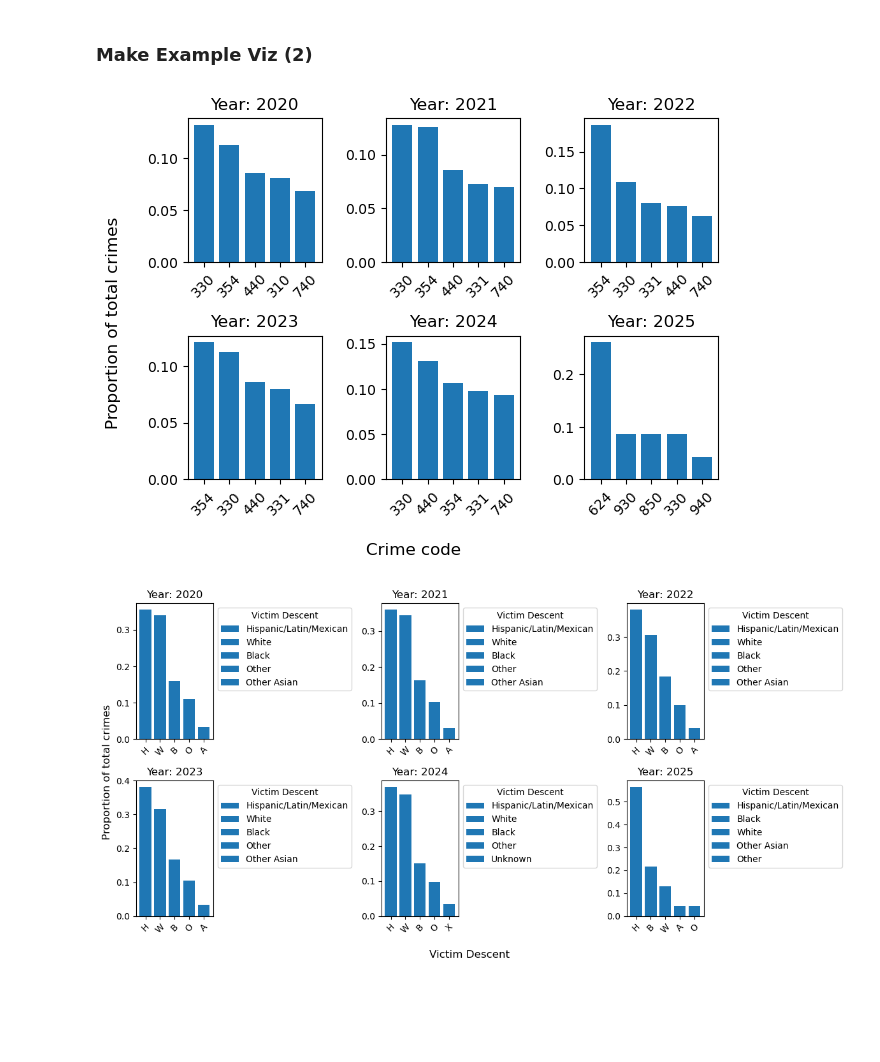
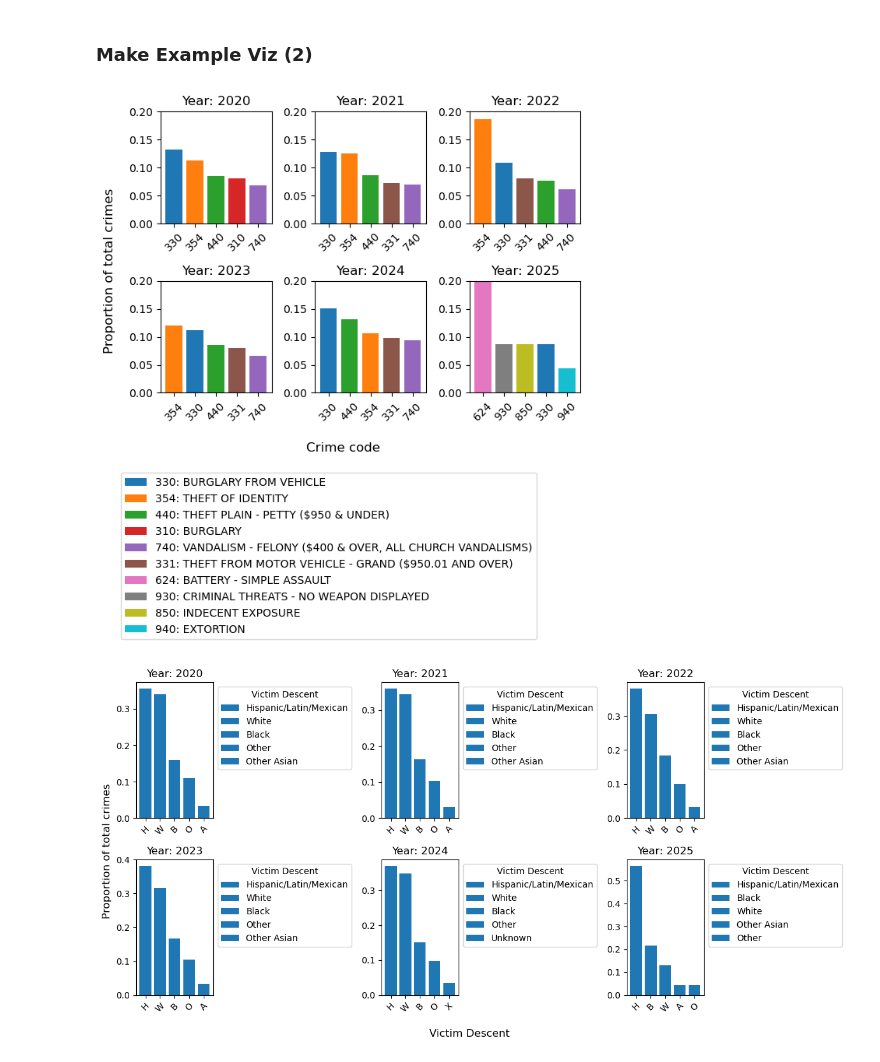
Before and after one commit to mLeach05/DS4200_final_proj, a Jupyter notebook: exploratory_analysis.ipynb, the cells around one changed output. Cells and saved outputs as stored; diff of their text form; code cells hidden in the pictures; blank space fills up the shorter version.

```diff
--- a/exploratory_analysis.ipynb
+++ b/exploratory_analysis.ipynb
@@ -82,7 +82,14 @@ df.head()
 import matplotlib.pyplot as plt
 import seaborn as sns
 import plotly.express as px
+# %%
+#make map for crime codes/descriptions
+code_map = {}
+unique_codes = df.drop_duplicates(subset = ['crm_cd'], keep='first')[['crm_cd', 'crm_cd_desc']].set_index('crm_cd')
+
+code_map = unique_codes.crm_cd_desc.to_dict()
 # %%
+from matplotlib.patches import Patch
 '''
 Plots bar graphs to see most common crimes from 2020 to 2025.
 '''
@@ -90,35 +97,49 @@ Plots bar graphs to see most common crimes from 2020 to 2025.
 # gets total number of each crime for each year
 years = pd.crosstab(df.date_occ.dt.year, df.crm_cd).reset_index()
 transformed = years.melt(id_vars='date_occ', var_name='crm_cd', value_name='count')
 totals = transformed.groupby('date_occ')['count'].sum()
 
 # picks the 5 most common for each year and finds out what percent of the total they were for that year
 idx=[]
 for year in transformed.date_occ.unique():
     temp = transformed.loc[transformed.date_occ == year]
     idx += (temp.sort_values('count', ascending=False)[:5].index.tolist())
 for_plotting = transformed.iloc[idx].reset_index(drop=True)
 for_plotting['count'] = for_plotting['count'] / for_plotting['date_occ'].map(totals)
 
+#makes a colormap for better plotting
+unique_codes = for_plotting.crm_cd.unique()
+colors = plt.get_cmap('tab10', len(unique_codes))
+color_map = dict(zip(unique_codes, colors.colors))
+
 # plots
 fig, ax = plt.subplots(2, 3)
 row = col = 0
 
 # makes barplots
 for y in range(2020, 2026):
     data = for_plotting.loc[for_plotting.date_occ == y]
-    ax[row, col].bar(data.crm_cd.astype(str), data['count'])
+    ax[row, col].bar(data.crm_cd.astype(str), data['count'], color=[color_map[x] for x in data.crm_cd])
     ax[row, col].set_title(f'Year: {y}')
     ax[row, col].tick_params(axis='x', labelrotation=45)
+    #make sure all plots have the same scale
+    ax[row, col].set_ylim(0, 0.2)
+
     col+=1
     if col>2:
         row+=1
         col=0
+# if col<=3 and row <=2:
+#     fig.delaxes(ax[1, 2])
 fig.supxlabel('Crime code')
 fig.supylabel('Proportion of total crimes')
+#custom legend that shows colors and
+fig.legend(handles=[Patch(facecolor=color_map[code], label='{0}: {1}'.format(code, code_map[code])) for code in unique_codes],
+           loc='lower right',
+           bbox_to_anchor=(0.9, -0.5))
 fig.tight_layout()
 # %% [output]
-[figure, old version]
+[figure, new version]
 # %%
 '''
 Plots bar graphs to see if certain demographics (races) are targeted by crime more than others,
```
Also changed, not shown: parts of 1 cell of this notebook.
